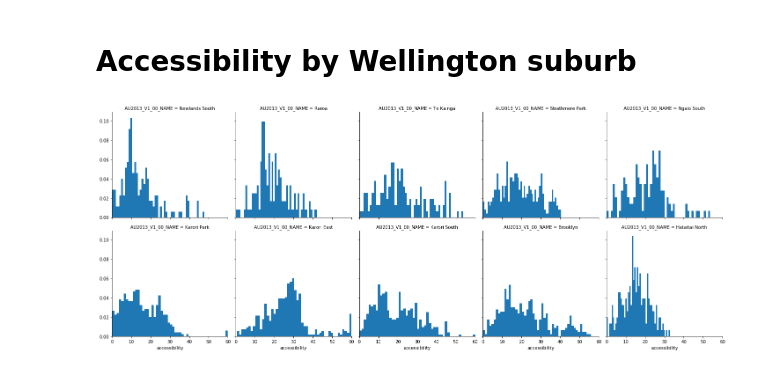
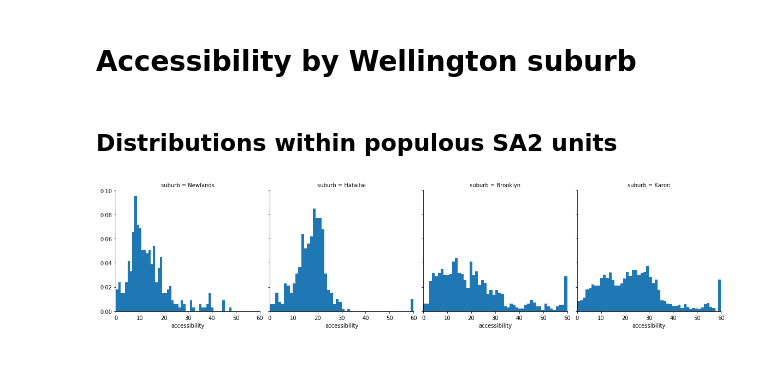
Before and after one commit to shriv/accessibility-series, a Jupyter notebook: Visualising accessibility by suburb.ipynb, the cells around one changed output. Saved outputs shown, nothing was run; the diff lists cells and outputs as text; code cells hidden in the pictures.

```diff
--- a/Visualising accessibility by suburb.ipynb
+++ b/Visualising accessibility by suburb.ipynb
@@ -104 +95,4 @@ wlg_area_units = wlg_area_units.to_crs(epsg=4167)
+# %%
+wcc_suburbs = geopandas.read_file('zip://./data/WCC_Suburbs_Boundaries.zip')
+wcc_suburbs_proj = wcc_suburbs.to_crs(epsg=4167)
 # %%
@@ -297,23 +288,32 @@ bmap = aa.plot_accessibility(network_access_1000, access_1000, osm_bbox,
 # %% [markdown]
 # Accessibility by Wellington suburb
+# %% [markdown]
+## Distributions within populous SA2 units
 # %%
 # Get lat and lon coordinates for accessibility values
 orig_nodes = network_hills.nodes_df
 df_joined = pd.merge(orig_nodes.reset_index(), total_hills_1.reset_index(), how='inner')
 df_joined.columns = ['node_id', 'lon', 'lat', 'accessibility']
 # Convert lat and lon to geoseries
 df_joined_coords = dp.coords_df_to_geopandas_points(df_joined, crs={'init': 'epsg:4167'})
 
 
-playground_df = geopandas.sjoin(wlg_area_units, df_joined_coords, op='contains')
-df_sel = playground_df[playground_df['AU2013_V1_00_NAME'].isin(['Karori Park', 'Te Kainga',
-                                          'Karori South', 'Karori East',
-                                         'Newlands South', 'Hataitai North',
-                                          'Strathmore Park', 'Raroa',
-                                         'Ngaio South', 'Brooklyn'])]
-g = sns.FacetGrid(col='AU2013_V1_00_NAME', data=df_sel, size=4, col_wrap=5)
+playground_df = geopandas.sjoin(wcc_suburbs, df_joined_coords, op='contains').drop('index_right', axis=1)
+
+
+#df_sel = playground_df[playground_df['AU2013_V1_00_NAME'].isin(['Karori Park', 'Te Kainga',
+#                                          'Karori South', 'Karori East',
+#                                         'Newlands South', 'Hataitai North',
+#                                          'Strathmore Park', 'Raroa',
+#                                         'Ngaio South', 'Brooklyn'])]
+
+df_sel = playground_df[playground_df['suburb'].isin(['Karori',
+                                         'Newlands', 'Hataitai',
+                                          'Strathmore','Brooklyn'])]
+
+g = sns.FacetGrid(col='suburb', data=df_sel, size=4, col_wrap=5)
 g.map(plt.hist, 'accessibility', normed=True, bins=50)
 plt.xlim(0,60);
 #plt.ylim(0, 0.0035);
 # %% [output]
-[figure, old version]
+[figure, new version]
```
Also changed, not shown: parts of 23 cells of this notebook.
